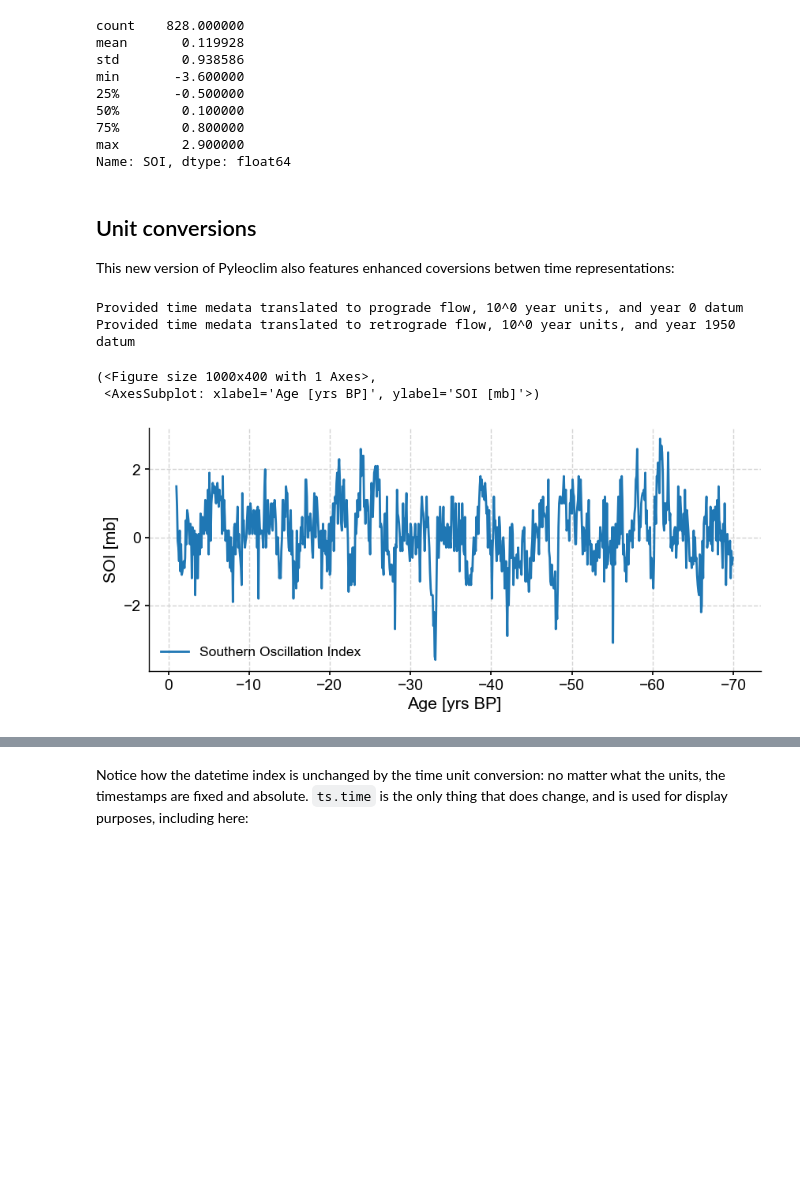
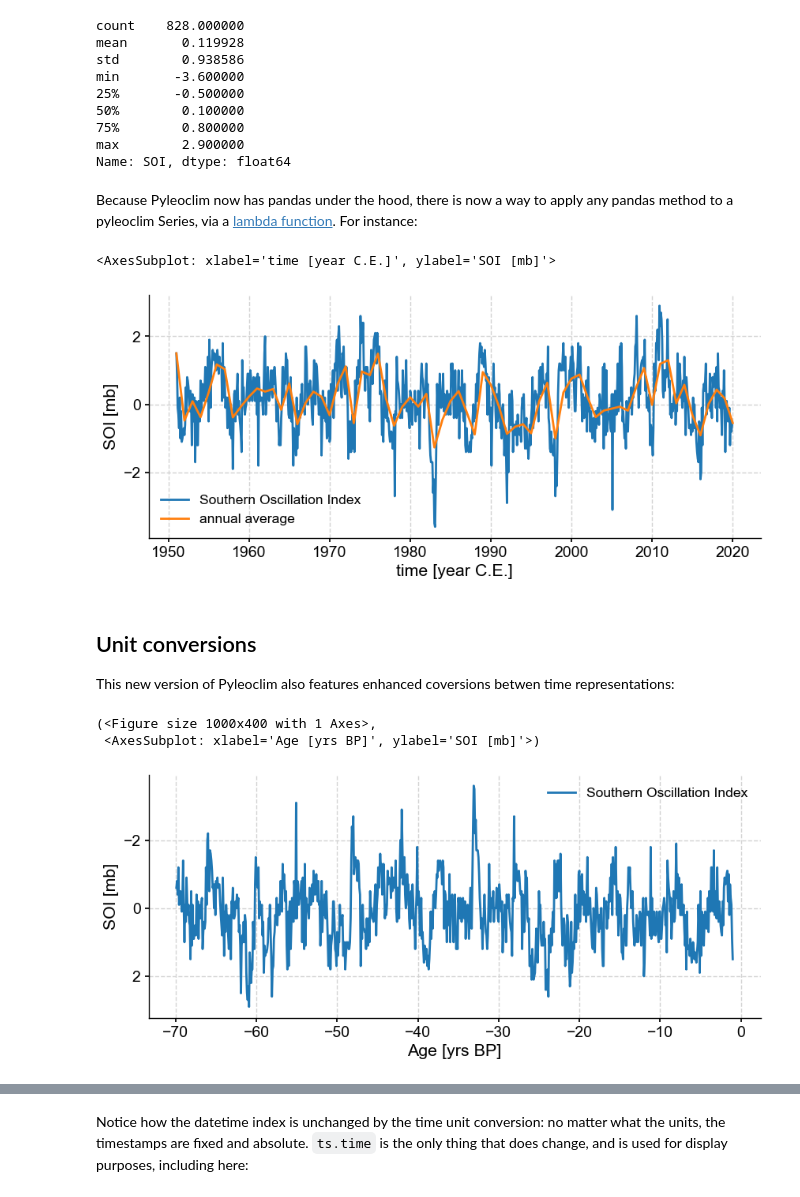
Before and after one commit to LinkedEarth/paleoPandas, a Jupyter notebook: notebooks/Paleopandas Playground.ipynb, the cells around one changed output, grey strips where cells are left out. Cells and saved outputs as stored; diff of their text form; code cells hidden in the pictures; blank space fills up the shorter version.

```diff
--- a/notebooks/Paleopandas Playground.ipynb
+++ b/notebooks/Paleopandas Playground.ipynb
@@ -181,19 +143,27 @@ min       -3.600000
 75%        0.800000
 max        2.900000
 Name: SOI, dtype: float64
+# %% [markdown]
+Because Pyleoclim now has pandas under the hood, there is now a way to apply any pandas method to a pyleoclim Series, via a [lambda function](https://www.freecodecamp.org/news/python-lambda-function-explained/). For instance:
+# %%
+ts10 = ts.pandas_method(lambda x: x.resample('1Y').mean())
+ts10.label = 'annual average'
+fig, ax = ts.plot()
+ts10.plot(ax=ax)
+# %% [output]
+<AxesSubplot: xlabel='time [year C.E.]', ylabel='SOI [mb]'>
+[figure, added]
 # %% [markdown]
 ## Unit conversions
 
 This new version of Pyleoclim also features enhanced coversions betwen time representations:
 # %%
-tsBP = ts.convert_time_unit('yrs BP')
-tsBP.plot(invert_xaxis=True) # by default, plots represent values in increasing order, so we reverse the x-axis
+tsBP = ts.convert_time_unit('yrs BP')  # Not quite right
+tsBP.plot(invert_yaxis=True) # by default, plots represent values in increasing order, so we reverse the x-axis
 # %% [output]
-Provided time medata translated to prograde flow, 10^0 year units, and year 0 datum
-Provided time medata translated to retrograde flow, 10^0 year units, and year 1950 datum
+(<Figure size 1000x400 with 1 Axes>,
+ <AxesSubplot: xlabel='Age [yrs BP]', ylabel='SOI [mb]'>)
-(<Figure size 1000x400 with 1 Axes>,
- <AxesSubplot: xlabel='Age [yrs BP]', ylabel='SOI [mb]'>)
-[figure, old version]
+[figure, new version]
 # %%
 tsBP.datetime_index
 # %% [output]
```
Also changed, not shown: parts of 55 cells of this notebook, 4 other files.
